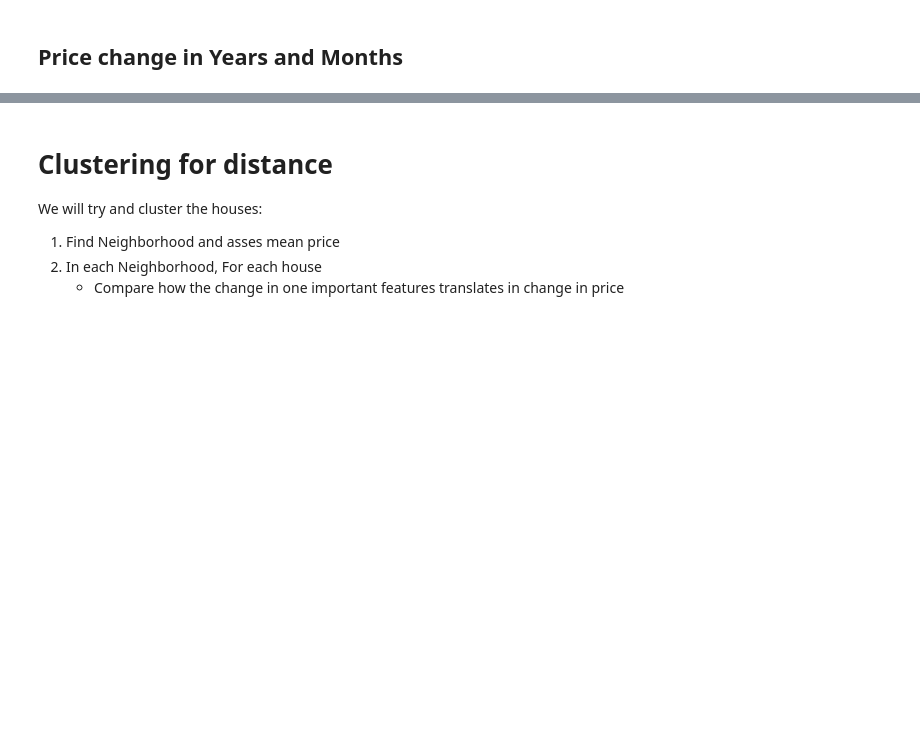
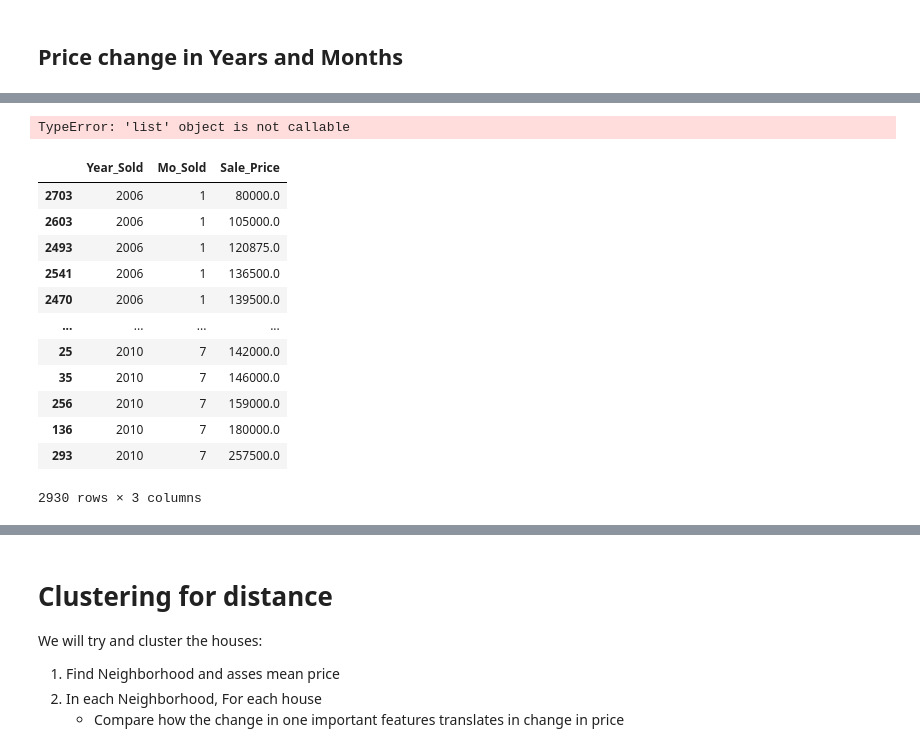
Before and after one commit to PayThePizzo/HouseSalesPricePrediction, a Jupyter notebook: EDA-Ames.ipynb, the cells around one changed output, grey strips where cells are left out. Cells and saved outputs as stored; diff of their text form; code cells hidden in the pictures; blank space fills up the shorter version.

```diff
--- a/EDA-Ames.ipynb
+++ b/EDA-Ames.ipynb
@@ -56,8 +56,8 @@ import mpl_toolkits
 # %%
 # TODO: Automatize opening
 
-# data = arff.loadarff(r'C:\Users\PayThePizzo\PycharmProjects\pythonProject\resources\ames_housing.arff')
-data = arff.loadarff(r'/Users/gianmariapizzo/PycharmProjects/HouseSalesPricePrediction/resources/ames_housing.arff')
+data = arff.loadarff(r'C:\Users\PayThePizzo\PycharmProjects\pythonProject\resources\ames_housing.arff')
+# data = arff.loadarff(r'/Users/gianmariapizzo/PycharmProjects/HouseSalesPricePrediction/resources/ames_housing.arff')
 df = pd.DataFrame(data[0])
 
 df.shape
@@ -166,0 +177,45 @@ plt.show()
+# %%
+# To fix
+def select_columns(dataset, list_of_cols):
+    new_df = dataset[list_of_cols].copy()
+    return new_df
+
+def sort_by_col(dataset, list_of_cols):
+    sorted_df = dataset.sort_values(by = list_of_cols)
+    return sorted_df
+
+def change_col_type(dataset, dict_col_newtype):
+    dataset = dataset.astype(dict_col_newtype)
+    return dataset
+
+def foo(dataset, list_of_cols, dict_col_newtype):
+    newdf = list_of_cols(dataset, list_of_cols)
+    newdf = sort_by_col(newdf, list_of_cols)
+    newdf = change_col_type(newdf, dict_col_newtype)
+    return newdf
+
+time = foo(df, ["Year_Sold", "Mo_Sold", "Sale_Price"], { "Year_Sold" : 'int32', "Mo_Sold" : 'int32'})
+
+time
+# %% [output]
+TypeError: 'list' object is not callable
+# %%
+selected_col = df[["Year_Sold", "Mo_Sold", "Sale_Price"]]
+time_df = selected_col.copy()
+time_df.sort_values(by=["Year_Sold", "Mo_Sold", "Sale_Price"], inplace=True)
+time_df = time_df.astype({ "Year_Sold" : 'int32', "Mo_Sold" : 'int32'})
+time_df
+# %% [output]
+|  | Year_Sold | Mo_Sold | Sale_Price |
+| 2703 | 2006 | 1 | 80000.0 |
+| 2603 | 2006 | 1 | 105000.0 |
+| 2493 | 2006 | 1 | 120875.0 |
+| 2541 | 2006 | 1 | 136500.0 |
+| 2470 | 2006 | 1 | 139500.0 |
+| ... | ... | ... | ... |
+| 25 | 2010 | 7 | 142000.0 |
+| 35 | 2010 | 7 | 146000.0 |
+| 256 | 2010 | 7 | 159000.0 |
+| 136 | 2010 | 7 | 180000.0 |
+| 293 | 2010 | 7 | 257500.0 |
+2930 rows × 3 columns
```
Also changed, not shown: parts of 3 cells of this notebook.
